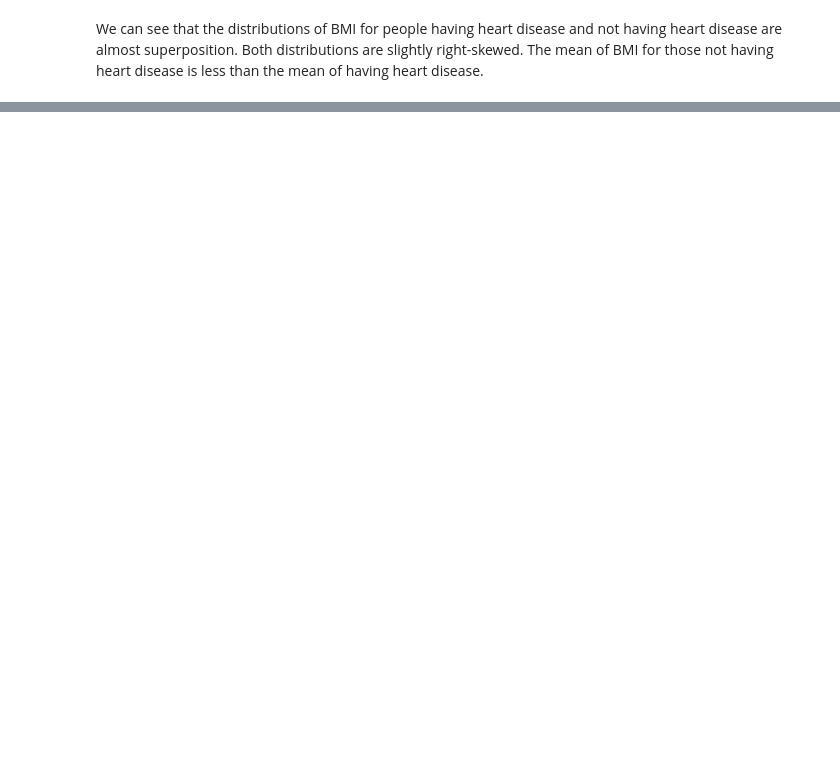
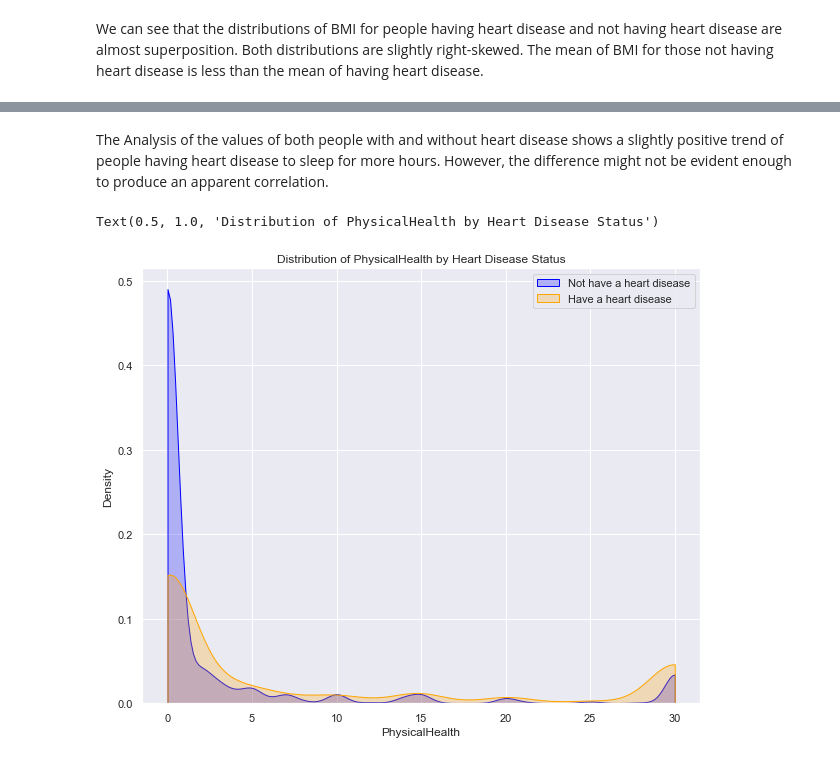
Before and after one commit to YulinLi98/INDE_577_Repo, a Jupyter notebook: Exploratory Data Analysis.ipynb, the cells around one changed output, grey strips where cells are left out. Cells and saved outputs as stored; diff of their text form; code cells hidden in the pictures; blank space fills up the shorter version.

```diff
--- a/Exploratory Data Analysis.ipynb
+++ b/Exploratory Data Analysis.ipynb
@@ -231,0 +277,16 @@ We can see that the distributions of BMI for people having heart disease and not
+# %% [markdown]
+The Analysis of the values of both people with and without heart disease shows a slightly positive trend of people having heart disease to sleep for more hours. However, the difference might not be evident enough to produce an apparent correlation.
+# %%
+#Physical Health
+plt.figure(figsize=(10,8))
+ax = sns.kdeplot(df.PhysicalHealth[df["HeartDisease"] == 'No'],
+                color="Blue", shade = True, cut = 0)
+ax = sns.kdeplot(df.PhysicalHealth[df["HeartDisease"] == 'Yes'],
+                ax =ax, color="Orange", shade= True, cut = 0)
+ax.legend(["Not have a heart disease","Have a heart disease"], loc='upper right')
+ax.set_ylabel('Density')
+ax.set_xlabel('PhysicalHealth')
+ax.set_title("Distribution of PhysicalHealth by Heart Disease Status")
+# %% [output]
+Text(0.5, 1.0, 'Distribution of PhysicalHealth by Heart Disease Status')
+[figure, added]
```
Also changed, not shown: parts of 9 cells of this notebook.
